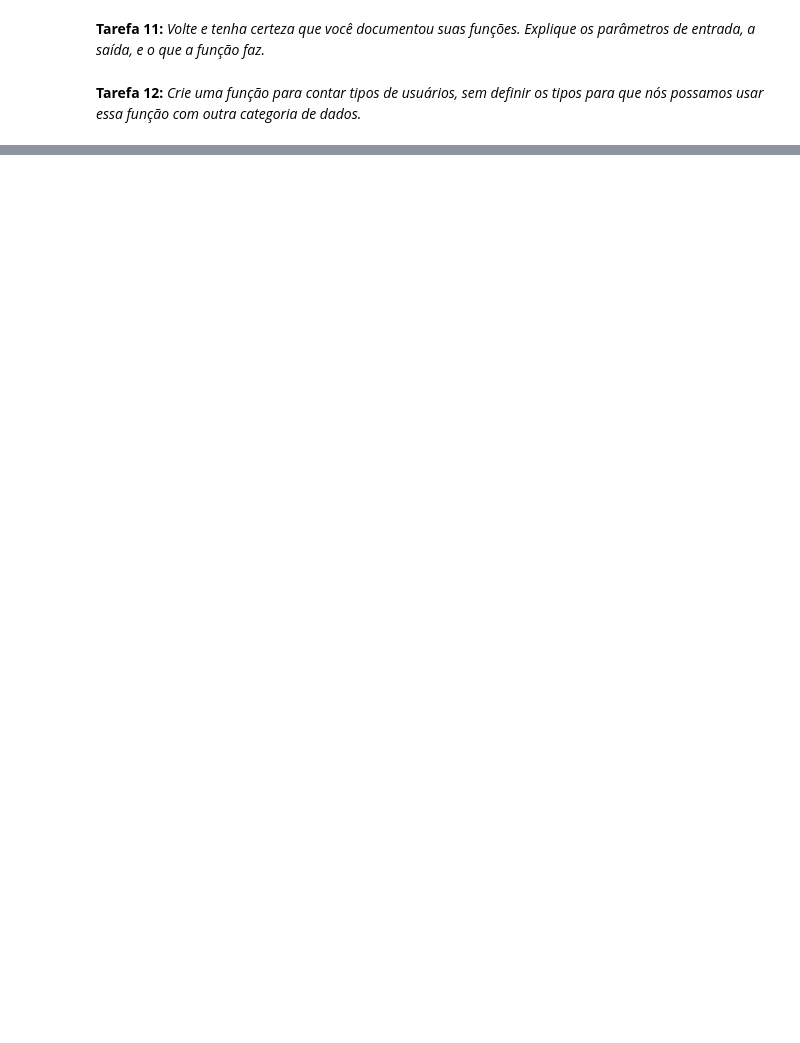
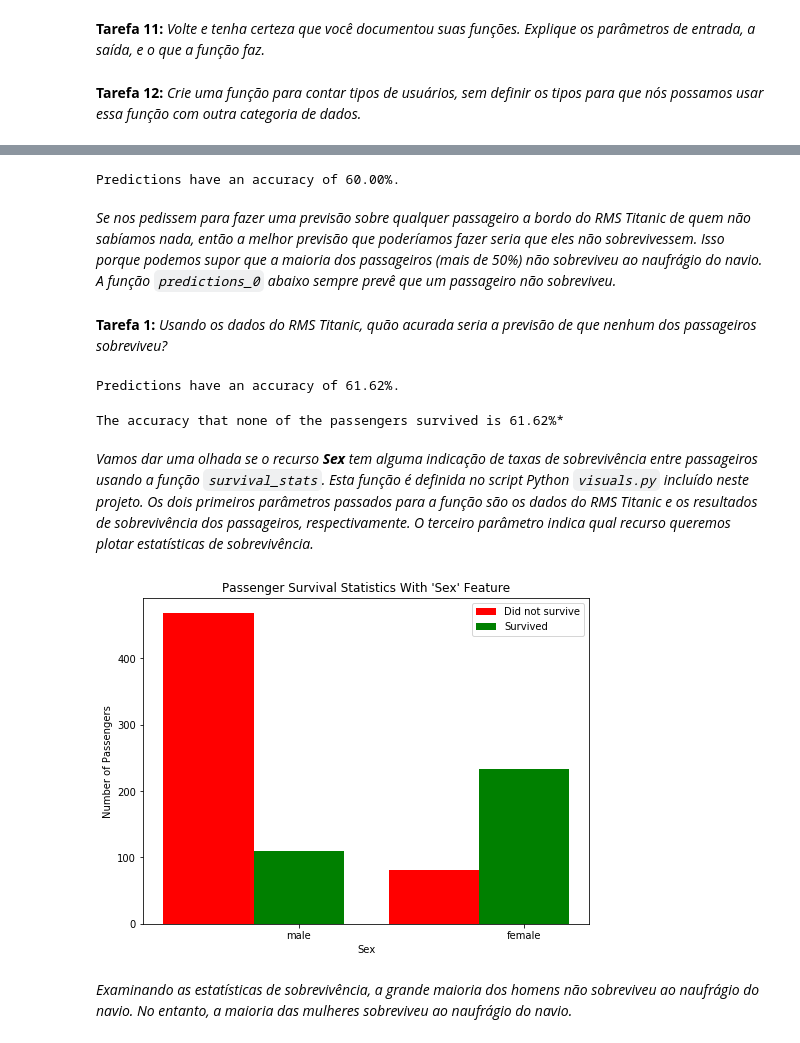
Before and after one commit to taisfguerra/fundamentals-of-ai-and-machine-learning, a Jupyter notebook: introducao-ao-python.ipynb, the cells around one changed output, grey strips where cells are left out. Cells and saved outputs as stored; diff of their text form; code cells hidden in the pictures; blank space fills up the shorter version.

Commit message:
Add new project module
Exploring data related to Titanic.

```diff
--- a/introducao-ao-python.ipynb
+++ b/introducao-ao-python.ipynb
@@ -1273,0 +1288,12 @@ Tipos: ['', 'Female', 'Male'] Counts: [316867, 298784, 935854]
+# %%
+import numpy as np
+import pandas as pd
+import visuals as vs
+from IPython.display import display
+
+%matplotlib inline
+
+in_file = 'titanic_data.csv'
+full_data = pd.read_csv(in_file)
+
+display(full_data.head())
@@ -1273,0 +1322,6 @@ Tipos: ['', 'Female', 'Male'] Counts: [316867, 298784, 935854]
+# %%
+# Armazena em nova variável e remove do dataset
+outcomes = full_data['Survived']
+data = full_data.drop('Survived', axis = 1)
+
+display(data.head())
@@ -1273,0 +1341,20 @@ Tipos: ['', 'Female', 'Male'] Counts: [316867, 298784, 935854]
+# %%
+def accuracy_score(truth, pred):
+    """ Returns accuracy score for input truth and predictions. """
+
+    # Ensure that the number of predictions matches number of outcomes
+    if len(truth) == len(pred):
+
+        # Calculate and return the accuracy as a percent
+        return "Predictions have an accuracy of {:.2f}%.".format((truth == pred).mean()*100)
+
+    else:
+        return "Number of predictions does not match number of outcomes!"
+
+# Test the 'accuracy_score' function
+predictions = pd.Series(np.ones(5, dtype = int))
+print(accuracy_score(outcomes[:5], predictions))
+# %% [output]
+Predictions have an accuracy of 60.00%.
+# %% [markdown]
+*Se nos pedissem para fazer uma previsão sobre qualquer passageiro a bordo do RMS Titanic de quem não sabíamos nada, então a melhor previsão que poderíamos fazer seria que eles não sobrevivessem. Isso porque podemos supor que a maioria dos passageiros (mais de 50%) não sobreviveu ao naufrágio do navio. A função `predictions_0` abaixo sempre prevê que um passageiro não sobreviveu.*
@@ -1273,0 +1376,18 @@ Tipos: ['', 'Female', 'Male'] Counts: [316867, 298784, 935854]
+# %% [markdown]
+**Tarefa 1:** *Usando os dados do RMS Titanic, quão acurada seria a previsão de que nenhum dos passageiros sobreviveu?*
+# %%
+print(accuracy_score(outcomes, predictions))
+# %% [output]
+Predictions have an accuracy of 61.62%.
+# %%
+print("The accuracy that none of the passengers survived is 61.62%*")
+# %% [output]
+The accuracy that none of the passengers survived is 61.62%*
+# %% [markdown]
+*Vamos dar uma olhada se o recurso **Sex** tem alguma indicação de taxas de sobrevivência entre passageiros usando a função `survival_stats`. Esta função é definida no script Python `visuals.py` incluído neste projeto. Os dois primeiros parâmetros passados para a função são os dados do RMS Titanic e os resultados de sobrevivência dos passageiros, respectivamente. O terceiro parâmetro indica qual recurso queremos plotar estatísticas de sobrevivência.*
+# %%
+vs.survival_stats(data, outcomes, 'Sex')
+# %% [output]
+[figure, added]
+# %% [markdown]
+*Examinando as estatísticas de sobrevivência, a grande maioria dos homens não sobreviveu ao naufrágio do navio. No entanto, a maioria das mulheres sobreviveu ao naufrágio do navio.*
```
Also changed, not shown: parts of 33 cells of this notebook, 1 other file.
